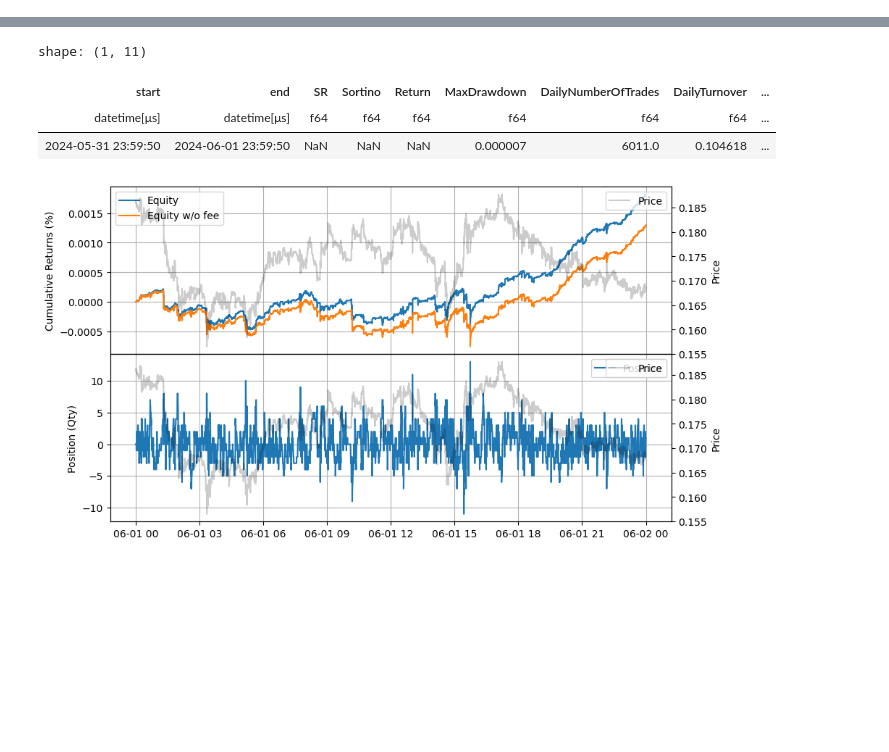
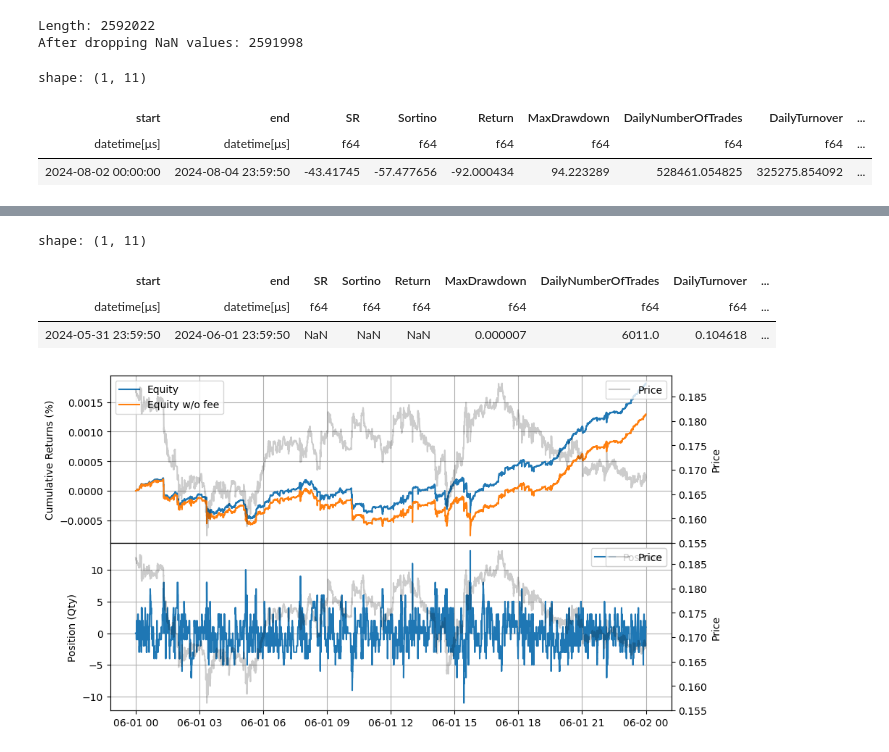
Before and after one commit to AdityaRoot/HFT-Project, a Jupyter notebook: src/archive/5_hft_grid_skew.ipynb, the cells around one changed output, grey strips where cells are left out. Saved outputs shown, nothing was run; the diff lists cells and outputs as text; code cells hidden in the pictures; blank space fills up the shorter version.

```diff
--- a/src/archive/5_hft_grid_skew.ipynb
+++ b/src/archive/5_hft_grid_skew.ipynb
@@ -95,3 +95,58 @@ def gridtrading(hbt, recorder, skew, grid_num = 20, grid_int_mult = 10, half_spr
         # Records the current state for stat calculation.
         recorder.record(hbt)
     return True
+# %%
+asset_binance = (
+    BacktestAsset()
+    .data([
+        "hft_db/btcusdt_20240802.npz",
+        "hft_db/btcusdt_20240803.npz",
+        "hft_db/btcusdt_20240804.npz"
+    ])
+    .intp_order_latency(
+        [
+            "latency/btcusdt_20240802.npz",
+            "latency/btcusdt_20240803.npz",
+            "latency/btcusdt_20240804.npz",
+        ]
+    )
+    .linear_asset(1.0)
+    # .constant_latency(10_000_000, 10_000_000)
+    .power_prob_queue_model(2.0)
+    .no_partial_fill_exchange()
+    # .trading_value_fee_model(-0.00005, 0.00015)
+    .trading_value_fee_model(-0.00004, 0.00023)
+    # .trading_value_fee_model(0.00011, 0.00023)
+    .tick_size(0.001)
+    .lot_size(0.1)
+    # .last_trades_capacity(10000)
+    .roi_lb(55000)
+    .roi_ub(66500)
+)
+hbt = ROIVectorMarketDepthBacktest([asset_binance])
+
+skew = 50
+grid_num = 10
+grid_int_mult = 10
+half_spread_mult = 15
+max_position = 100
+order_qty = 0.1
+
+recorder = Recorder(1, 5_000_000)
+gridtrading(hbt, recorder.recorder, skew, grid_num, grid_int_mult, half_spread_mult, max_position, order_qty)
+hbt.close()
+
+record_data = recorder.get(0)
+print(f'Length: {len(record_data)}')
+record_data = record_data[~np.isnan(record_data['price'])]
+print(f'After dropping NaN values: {len(record_data)}')
+
+stats = LinearAssetRecord(record_data).stats(book_size=10_000)
+stats.summary()
+# %% [output]
+Length: 2592022
+After dropping NaN values: 2591998
+shape: (1, 11)
+| start | end | SR | Sortino | Return | MaxDrawdown | DailyNumberOfTrades | DailyTurnover | ... |
+| datetime[μs] | datetime[μs] | f64 | f64 | f64 | f64 | f64 | f64 | ... |
+| 2024-08-02 00:00:00 | 2024-08-04 23:59:50 | -43.41745 | -57.477656 | -92.000434 | 94.223289 | 528461.054825 | 325275.854092 | ... |
```
Also changed, not shown: parts of 2 cells of this notebook, 10 other files.
